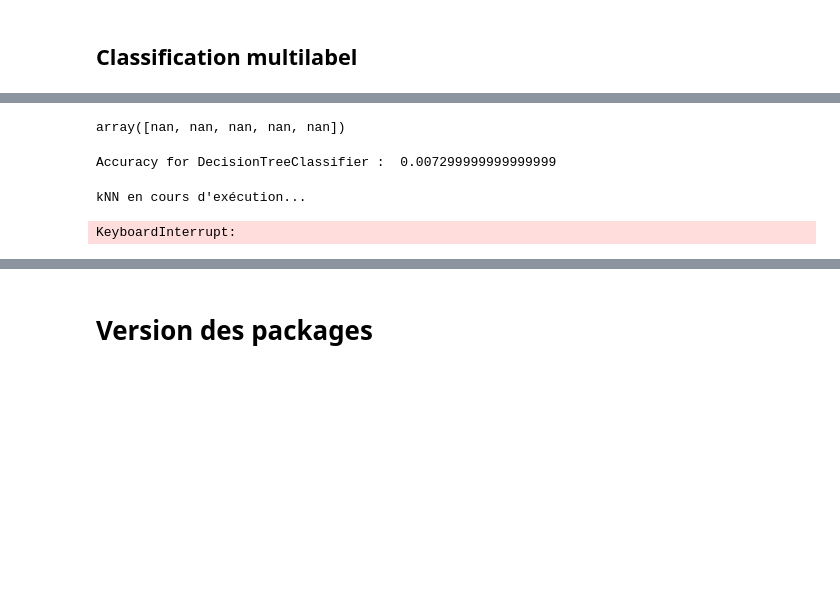
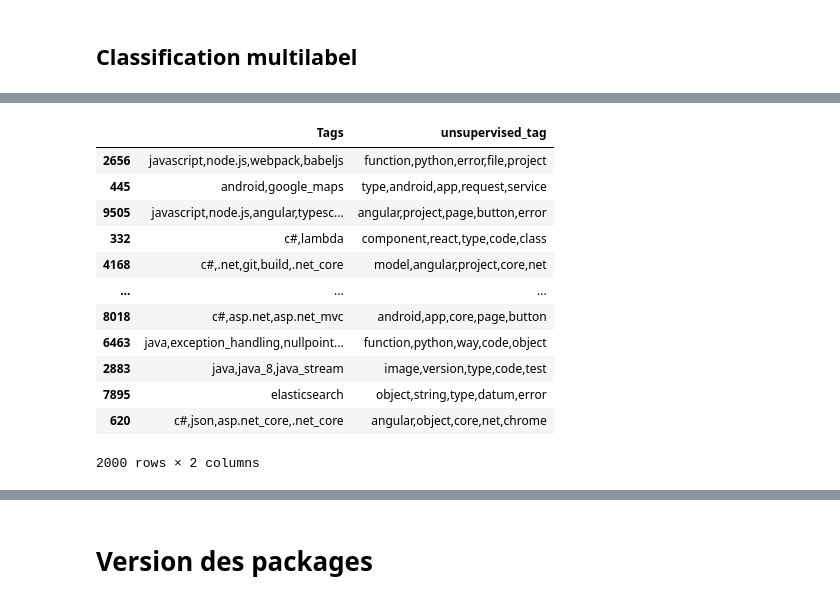
Before and after one commit to Adrian1903/Categorisez-automatiquement-des-questions, a Jupyter notebook: dev/03_modélisation.ipynb, the cells around one changed output, grey strips where cells are left out. Cells and saved outputs as stored; diff of their text form; code cells hidden in the pictures; blank space fills up the shorter version.

```diff
--- a/dev/03_modélisation.ipynb
+++ b/dev/03_modélisation.ipynb
@@ -375,12 +320,0 @@ Accuracy for RandomForest :  nan
-# %%
-scores
-# %% [output]
-array([nan, nan, nan, nan, nan])
-# %%
-from sklearn.tree import DecisionTreeClassifier
-
-dtc = DecisionTreeClassifier()
-scores = cross_val_score(dtc, doc_topic, y_mlb, cv=5, scoring='accuracy')
-print('Accuracy for DecisionTreeClassifier : ', scores.mean())
-# %% [output]
-Accuracy for DecisionTreeClassifier :  0.007299999999999999
@@ -390,22 +320,0 @@ knn.fit()
-# %%
-from sklearn.neighbors import KNeighborsClassifier
-from sklearn.ensemble import RandomForestClassifier
-from sklearn.ensemble import GradientBoostingClassifier
-
-seed = 123
-
-classifiers = [('kNN', KNeighborsClassifier(), [{'p': [1, 2],
-                                                 'leaf_size': [10, 30, 50]}]),
-
-              ('RandomForest', RandomForestClassifier(random_state=seed), [{'max_depth': [6, 8, 10],
-                                                                            'min_samples_split': [10, 20, 50],
-                                                                            'n_estimators': [50, 100, 200]}]),
-
-              ('GradientBoosting', GradientBoostingClassifier(random_state=seed), [{'max_depth': [4, 6, 8],
-                                                                                    'min_samples_split': [50, 100, 200],
-                                                                                    'n_estimators': [50, 100, 200]}])]
-# J'appelle ma fonction maison
-evaluate_classifiers(X_train, X_test, y_train_tags, y_test_tags, classifiers)
-# %% [output]
-kNN en cours d'exécution...
-KeyboardInterrupt:
@@ -457,0 +321,16 @@ def evaluate_classifiers(X_train, X_test, y_train, y_test, estimators, cv=5, sco
+# %%
+y_test
+# %% [output]
+|  | Tags | unsupervised_tag |
+| 2656 | javascript,node.js,webpack,babeljs | function,python,error,file,project |
+| 445 | android,google_maps | type,android,app,request,service |
+| 9505 | javascript,node.js,angular,typesc... | angular,project,page,button,error |
+| 332 | c#,lambda | component,react,type,code,class |
+| 4168 | c#,.net,git,build,.net_core | model,angular,project,core,net |
+| ... | ... | ... |
+| 8018 | c#,asp.net,asp.net_mvc | android,app,core,page,button |
+| 6463 | java,exception_handling,nullpoint... | function,python,way,code,object |
+| 2883 | java,java_8,java_stream | image,version,type,code,test |
+| 7895 | elasticsearch | object,string,type,datum,error |
+| 620 | c#,json,asp.net_core,.net_core | angular,object,core,net,chrome |
+2000 rows × 2 columns
```
Also changed, not shown: parts of 20 cells of this notebook.
